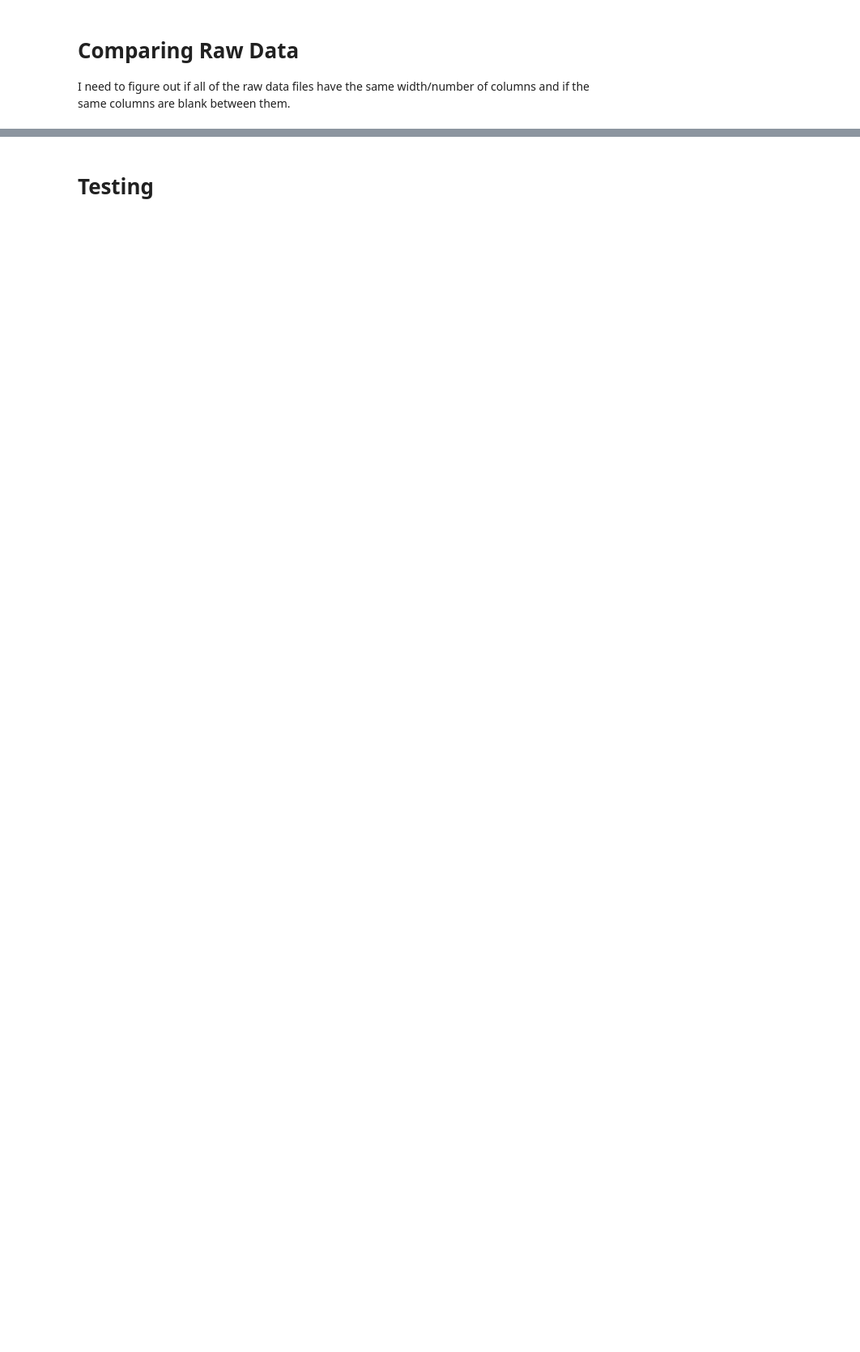
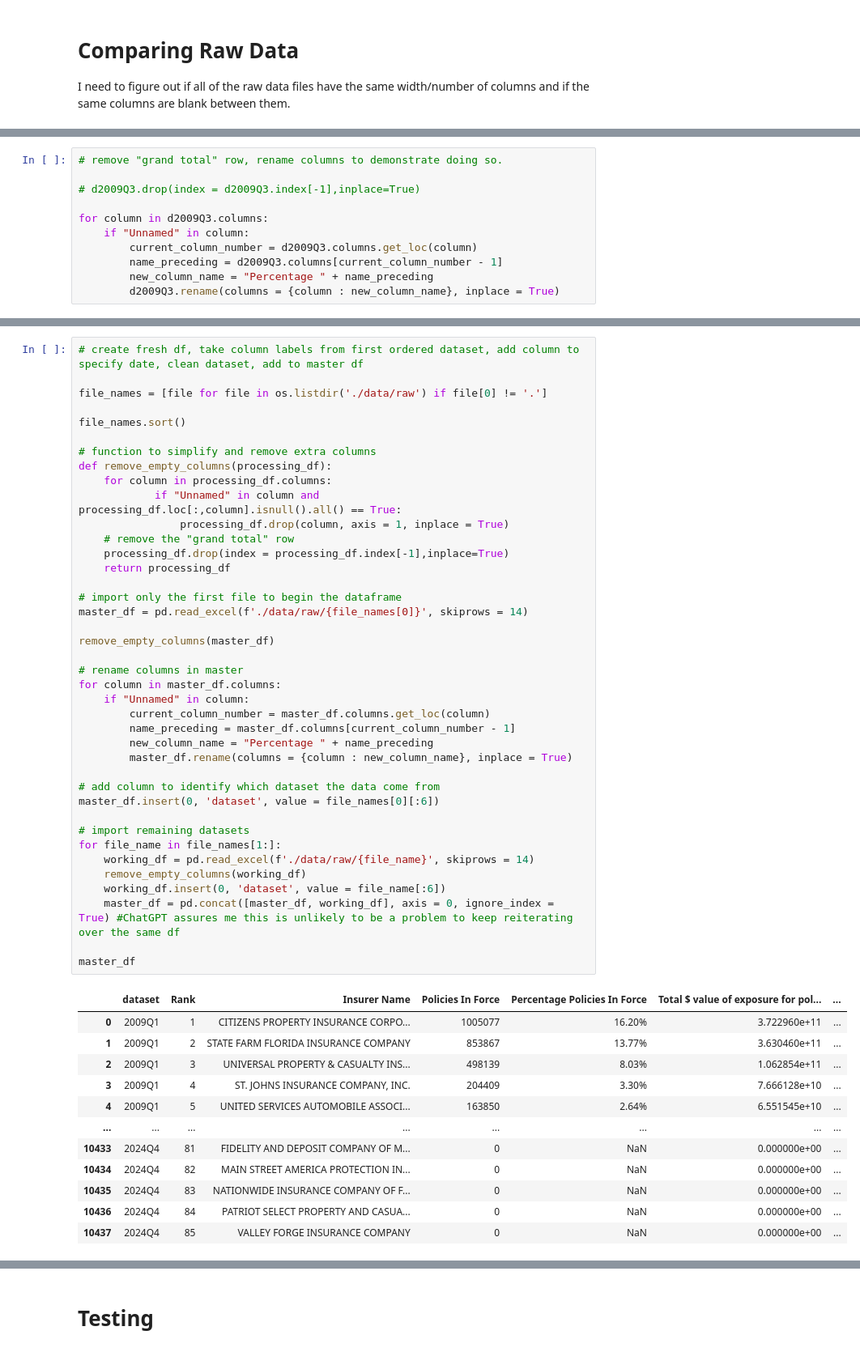
Before and after one commit to AlbertWKing/FL_Ins, a Jupyter notebook: data_import.ipynb, the cells around one changed output, grey strips where cells are left out. Shown at 81% size. Drawn from its saved outputs; the diff is of its cells as text; blank space fills up the shorter version.

Commit message:
imports and combines datasets

```diff
--- a/data_import.ipynb
+++ b/data_import.ipynb
@@ -260,0 +377,11 @@ raw_data_detail["2009Q4.xlsx"]['full_columns']
+# %%
+# remove "grand total" row, rename columns to demonstrate doing so.
+
+# d2009Q3.drop(index = d2009Q3.index[-1],inplace=True)
+
+for column in d2009Q3.columns:
+    if "Unnamed" in column:
+        current_column_number = d2009Q3.columns.get_loc(column)
+        name_preceding = d2009Q3.columns[current_column_number - 1]
+        new_column_name = "Percentage " + name_preceding
+        d2009Q3.rename(columns = {column : new_column_name}, inplace = True)
@@ -260,0 +409,53 @@ raw_data_detail["2009Q4.xlsx"]['full_columns']
+# %%
+# create fresh df, take column labels from first ordered dataset, add column to specify date, clean dataset, add to master df
+
+file_names = [file for file in os.listdir('./data/raw') if file[0] != '.']
+
+file_names.sort()
+
+# function to simplify and remove extra columns
+def remove_empty_columns(processing_df):
+    for column in processing_df.columns:
+            if "Unnamed" in column and processing_df.loc[:,column].isnull().all() == True:
+                processing_df.drop(column, axis = 1, inplace = True)
+    # remove the "grand total" row
+    processing_df.drop(index = processing_df.index[-1],inplace=True)
+    return processing_df
+
+# import only the first file to begin the dataframe
+master_df = pd.read_excel(f'./data/raw/{file_names[0]}', skiprows = 14)
+
+remove_empty_columns(master_df)
+
+# rename columns in master
+for column in master_df.columns:
+    if "Unnamed" in column:
+        current_column_number = master_df.columns.get_loc(column)
+        name_preceding = master_df.columns[current_column_number - 1]
+        new_column_name = "Percentage " + name_preceding
+        master_df.rename(columns = {column : new_column_name}, inplace = True)
+
+# add column to identify which dataset the data come from
+master_df.insert(0, 'dataset', value = file_names[0][:6])
+
+# import remaining datasets
+for file_name in file_names[1:]:
+    working_df = pd.read_excel(f'./data/raw/{file_name}', skiprows = 14)
+    remove_empty_columns(working_df)
+    working_df.insert(0, 'dataset', value = file_name[:6])
+    master_df = pd.concat([master_df, working_df], axis = 0, ignore_index = True) #ChatGPT assures me this is unlikely to be a problem to keep reiterating over the same df
+
+master_df
+# %% [output]
+|  | dataset | Rank | Insurer Name | Policies In Force | Percentage Policies In Force | Total $ value of exposure for pol... | ... |
+| 0 | 2009Q1 | 1 | CITIZENS PROPERTY INSURANCE CORPO... | 1005077 | 16.20% | 3.722960e+11 | ... |
+| 1 | 2009Q1 | 2 | STATE FARM FLORIDA INSURANCE COMPANY | 853867 | 13.77% | 3.630460e+11 | ... |
+| 2 | 2009Q1 | 3 | UNIVERSAL PROPERTY & CASUALTY INS... | 498139 | 8.03% | 1.062854e+11 | ... |
+| 3 | 2009Q1 | 4 | ST. JOHNS INSURANCE COMPANY, INC. | 204409 | 3.30% | 7.666128e+10 | ... |
+| 4 | 2009Q1 | 5 | UNITED SERVICES AUTOMOBILE ASSOCI... | 163850 | 2.64% | 6.551545e+10 | ... |
+| ... | ... | ... | ... | ... | ... | ... | ... |
+| 10433 | 2024Q4 | 81 | FIDELITY AND DEPOSIT COMPANY OF M... | 0 | NaN | 0.000000e+00 | ... |
+| 10434 | 2024Q4 | 82 | MAIN STREET AMERICA PROTECTION IN... | 0 | NaN | 0.000000e+00 | ... |
+| 10435 | 2024Q4 | 83 | NATIONWIDE INSURANCE COMPANY OF F... | 0 | NaN | 0.000000e+00 | ... |
+| 10436 | 2024Q4 | 84 | PATRIOT SELECT PROPERTY AND CASUA... | 0 | NaN | 0.000000e+00 | ... |
+| 10437 | 2024Q4 | 85 | VALLEY FORGE INSURANCE COMPANY | 0 | NaN | 0.000000e+00 | ... |
```
Also changed, not shown: parts of 16 cells of this notebook.
